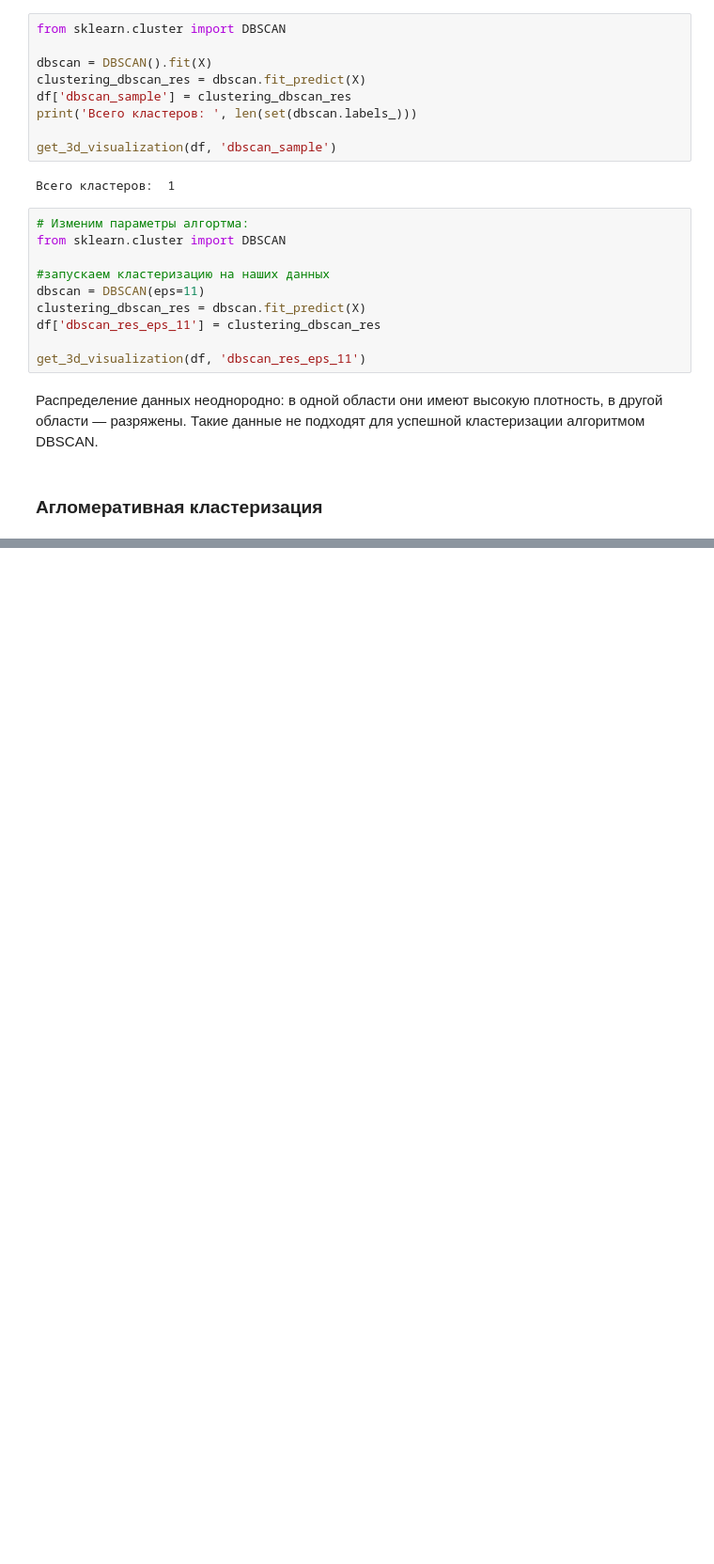
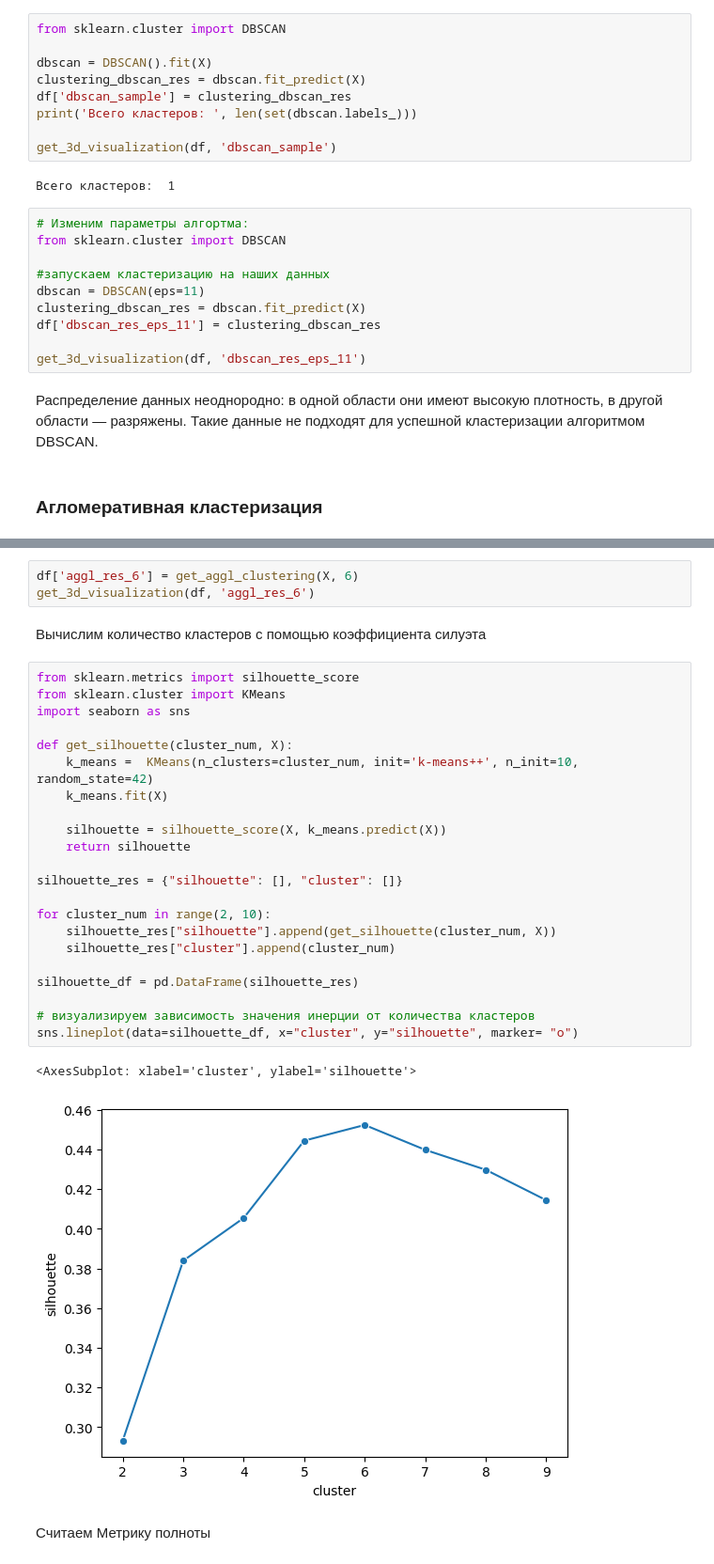
Before and after one commit to PlatArs/Customers_clusterization, a Jupyter notebook: Clusterization.ipynb, the cells around one changed output, grey strips where cells are left out. Shown at 94% size. Cells and saved outputs as stored; diff of their text form; blank space fills up the shorter version.

```diff
--- a/Clusterization.ipynb
+++ b/Clusterization.ipynb
@@ -93,0 +144,32 @@ get_3d_visualization(df, 'dbscan_res_eps_11')
+# %%
+df['aggl_res_6'] = get_aggl_clustering(X, 6)
+get_3d_visualization(df, 'aggl_res_6')
+# %% [markdown]
+Вычислим количество кластеров с помощью коэффициента силуэта
+# %%
+from sklearn.metrics import silhouette_score
+from sklearn.cluster import KMeans
+import seaborn as sns
+
+def get_silhouette(cluster_num, X):
+    k_means =  KMeans(n_clusters=cluster_num, init='k-means++', n_init=10, random_state=42)
+    k_means.fit(X)
+
+    silhouette = silhouette_score(X, k_means.predict(X))
+    return silhouette
+
+silhouette_res = {"silhouette": [], "cluster": []}
+
+for cluster_num in range(2, 10):
+    silhouette_res["silhouette"].append(get_silhouette(cluster_num, X))
+    silhouette_res["cluster"].append(cluster_num)
+
+silhouette_df = pd.DataFrame(silhouette_res)
+
+# визуализируем зависимость значения инерции от количества кластеров
+sns.lineplot(data=silhouette_df, x="cluster", y="silhouette", marker= "o")
+# %% [output]
+<AxesSubplot: xlabel='cluster', ylabel='silhouette'>
+[figure, added]
+# %% [markdown]
+Считаем Метрику полноты
```
Also changed, not shown: parts of 5 cells of this notebook.
